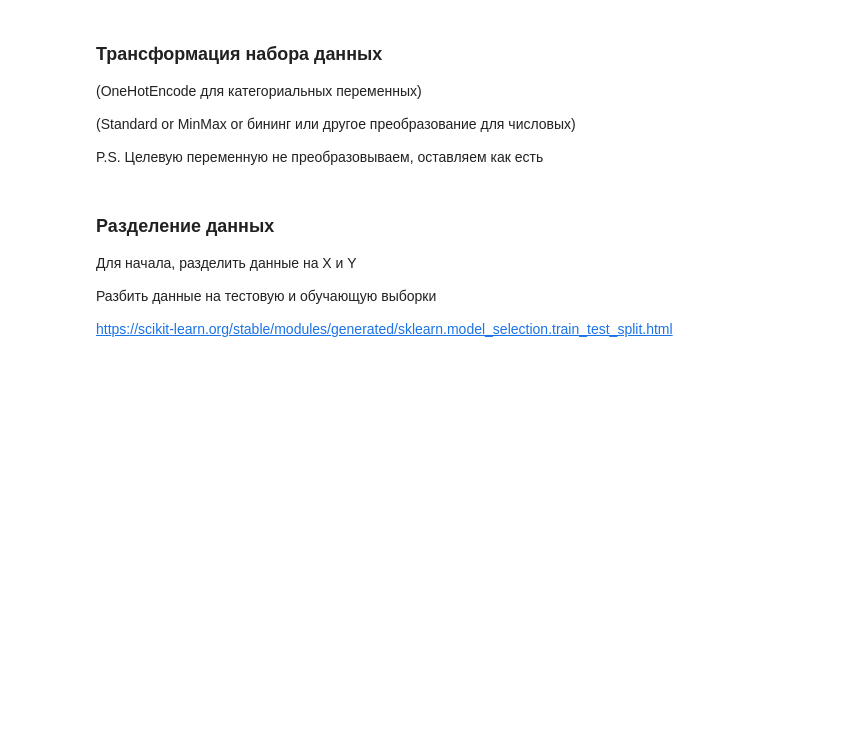
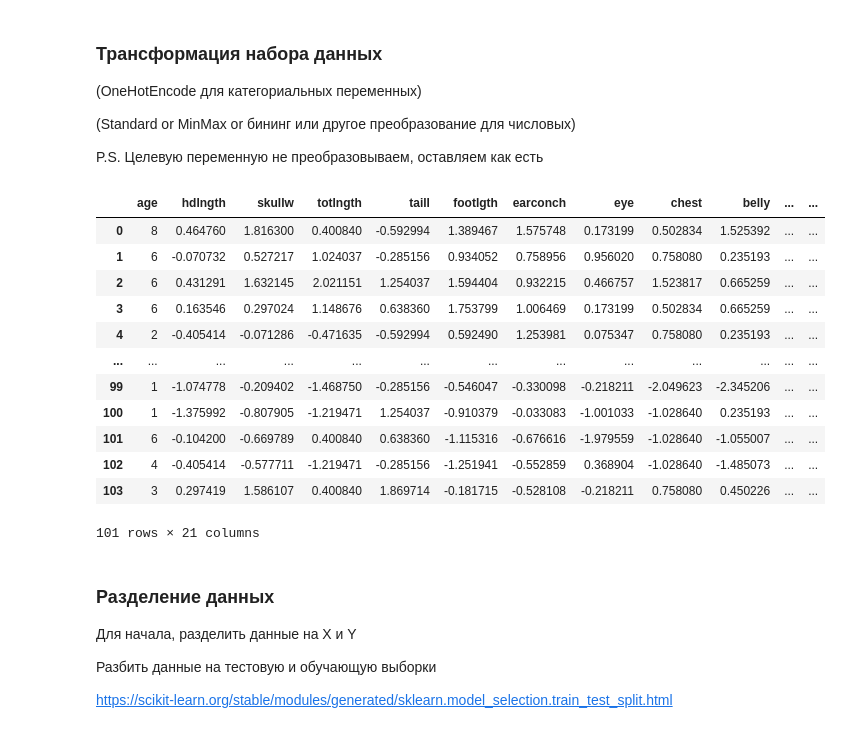
Before and after one commit to YLysov0017/Pproject, a Jupyter notebook: ML_lab5.ipynb, the cells around one changed output. Saved outputs shown, nothing was run; the diff lists cells and outputs as text; code cells hidden in the pictures; blank space fills up the shorter version.

```diff
--- a/ML_lab5.ipynb
+++ b/ML_lab5.ipynb
@@ -159,3 +161,31 @@ P.S. Целевую переменную не преобразовываем, о
+# %%
+standard_scaler = StandardScaler()
+
+st_scaled = df.copy()
+st_scaled[num_columns] = standard_scaler.fit_transform(df[num_columns])
+df[num_columns] = st_scaled[num_columns].copy()
+# %%
+encoder = OneHotEncoder()
+
+for i, column in enumerate(cat_columns, 1):
+  transformed = encoder.fit_transform(df[[column]])
+  df[encoder.categories_[0]] = transformed.toarray()
+df = df.drop(columns=cat_columns).copy()
+df
+# %% [output]
+|  | age | hdlngth | skullw | totlngth | taill | footlgth | earconch | eye | chest | belly | ... | ... |
+| 0 | 8 | 0.464760 | 1.816300 | 0.400840 | -0.592994 | 1.389467 | 1.575748 | 0.173199 | 0.502834 | 1.525392 | ... | ... |
+| 1 | 6 | -0.070732 | 0.527217 | 1.024037 | -0.285156 | 0.934052 | 0.758956 | 0.956020 | 0.758080 | 0.235193 | ... | ... |
+| 2 | 6 | 0.431291 | 1.632145 | 2.021151 | 1.254037 | 1.594404 | 0.932215 | 0.466757 | 1.523817 | 0.665259 | ... | ... |
+| 3 | 6 | 0.163546 | 0.297024 | 1.148676 | 0.638360 | 1.753799 | 1.006469 | 0.173199 | 0.502834 | 0.665259 | ... | ... |
+| 4 | 2 | -0.405414 | -0.071286 | -0.471635 | -0.592994 | 0.592490 | 1.253981 | 0.075347 | 0.758080 | 0.235193 | ... | ... |
+| ... | ... | ... | ... | ... | ... | ... | ... | ... | ... | ... | ... | ... |
+| 99 | 1 | -1.074778 | -0.209402 | -1.468750 | -0.285156 | -0.546047 | -0.330098 | -0.218211 | -2.049623 | -2.345206 | ... | ... |
+| 100 | 1 | -1.375992 | -0.807905 | -1.219471 | 1.254037 | -0.910379 | -0.033083 | -1.001033 | -1.028640 | 0.235193 | ... | ... |
+| 101 | 6 | -0.104200 | -0.669789 | 0.400840 | 0.638360 | -1.115316 | -0.676616 | -1.979559 | -1.028640 | -1.055007 | ... | ... |
+| 102 | 4 | -0.405414 | -0.577711 | -1.219471 | -0.285156 | -1.251941 | -0.552859 | 0.368904 | -1.028640 | -1.485073 | ... | ... |
+| 103 | 3 | 0.297419 | 1.586107 | 0.400840 | 1.869714 | -0.181715 | -0.528108 | -0.218211 | 0.758080 | 0.450226 | ... | ... |
+101 rows × 21 columns
 # %% [markdown]
 ### Разделение данных
 
```
Also changed, not shown: parts of 14 cells of this notebook.
